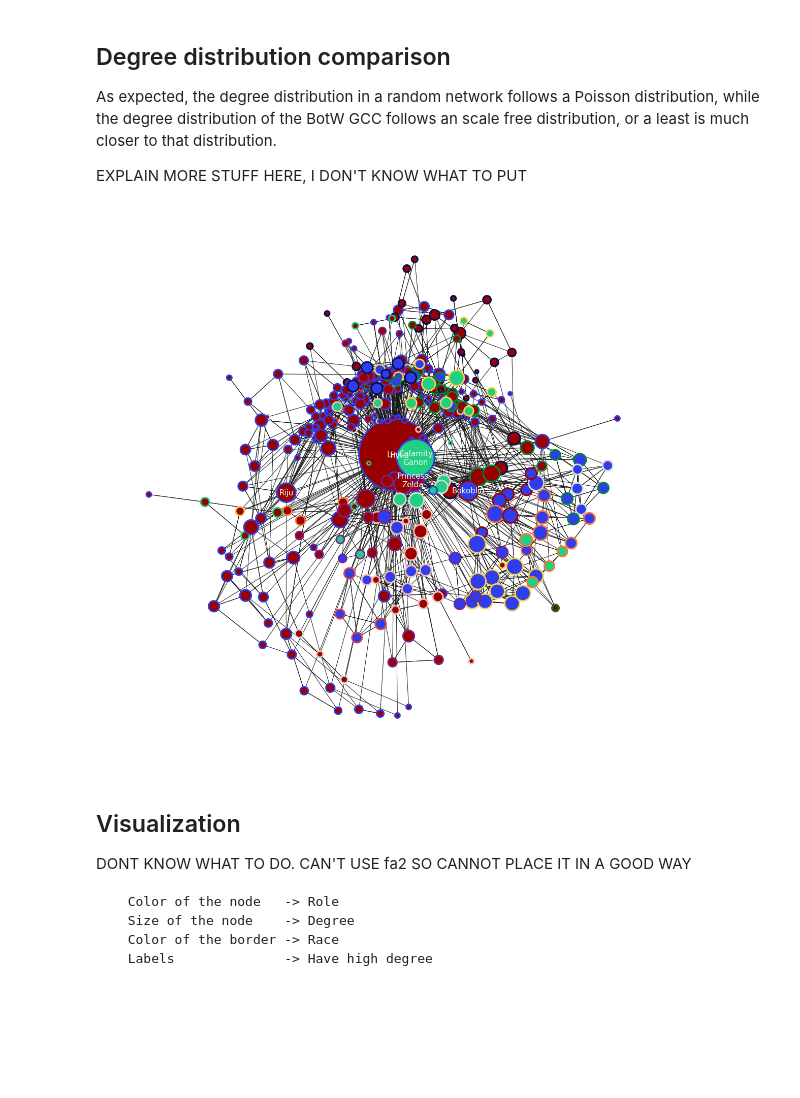
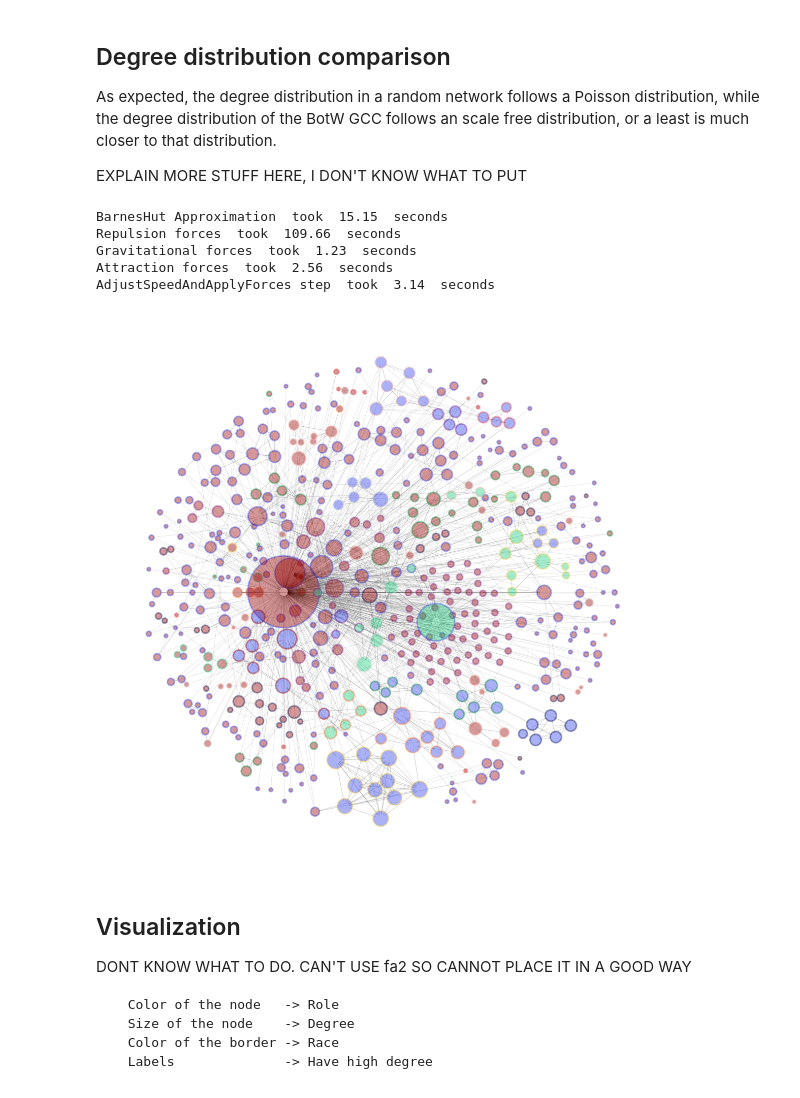
Before and after one commit to Moesen/socialgraphs2021, a Jupyter notebook: Assignment2/Assignment2Ale.ipynb, the cells around one changed output. Cells and saved outputs as stored; diff of their text form; code cells hidden in the pictures; blank space fills up the shorter version.

```diff
--- a/Assignment2/Assignment2Ale.ipynb
+++ b/Assignment2/Assignment2Ale.ipynb
@@ -252,6 +256,35 @@ As expected, the degree distribution in a random network follows a Poisson distr
 
 
 EXPLAIN MORE STUFF HERE, I DON'T KNOW WHAT TO PUT
+# %%
+forceatlas2 = ForceAtlas2(
+                        # Behavior alternatives
+                        outboundAttractionDistribution=True,  # Dissuade hubs
+                        linLogMode=False,  # NOT IMPLEMENTED
+                        adjustSizes=False,  # Prevent overlap (NOT IMPLEMENTED)
+                        edgeWeightInfluence=1.0,
+
+                        # Performance
+                        jitterTolerance=1.0,  # Tolerance
+                        barnesHutOptimize=True,
+                        barnesHutTheta=1.2,
+                        multiThreaded=False,  # NOT IMPLEMENTED
+
+                        # Tuning
+                        scalingRatio=4.0,
+                        strongGravityMode=True,
+                        gravity=0.1,
+
+                        # Log
+                        verbose=True)
+
+positions = forceatlas2.forceatlas2_networkx_layout(GCC, pos=None, iterations=2000)
+# %% [output]
+BarnesHut Approximation  took  15.15  seconds
+Repulsion forces  took  109.66  seconds
+Gravitational forces  took  1.23  seconds
+Attraction forces  took  2.56  seconds
+AdjustSpeedAndApplyForces step  took  3.14  seconds
 # %%
 plt.figure(**big_plot)
 plt.plot()
@@ -289,46 +322,50 @@ color_race = {
   "Octorok"        : DTU_COLORS_HEX["navyblue"],
   "Talus"          : DTU_COLORS_HEX["yellow"],
   "Hinox"          : DTU_COLORS_HEX["orange"],
   "Molduga"        : DTU_COLORS_HEX["pink"]
 }
 
 
 
 scale = 50
 
-min_size = 25
+min_size = 20
 
 node_info = list()
 labels = dict()
 
 for node, node_data in list(GCC.nodes(data=True)):
 
   color = color_role[node_data["role"]]
   size = GCC.degree(node)*scale
   border_color = color_race[node_data["race"]]
 
   labels[node] = ""
 
   if GCC.degree(node) > min_size:
     labels[node] = node.replace(" ", "\n")
 
   node_info.append((node, color, size, border_color))
 
-nx.draw_kamada_kawai(GCC,
-                     arrowstyle  = "-",
-                     edgecolors  = [x[3] for x in node_info],
-                     linewidths  = 3,
-                     node_color  = [x[1] for x in node_info],
-                     node_size   = [x[2] for x in node_info],
-                     labels      = labels,
-                     with_labels = True,
-                     font_size   = 15,
-                     font_color  = "whitesmoke"
-                    )
+nx.draw_networkx_nodes(GCC,
+                       positions,
+                       edgecolors  = [x[3] for x in node_info],
+                       linewidths  = 3,
+                       node_color  = [x[1] for x in node_info],
+                       node_size   = [x[2] for x in node_info]  ,
+                       alpha       = 0.4
+                      )
 
+nx.draw_networkx_edges(GCC,
+                       positions,
+                       edge_color  = "black",
+                       arrowstyle  = "-",
+                       alpha       = 0.1
+                      )
+plt.axis("off")
 plt.show()
 # %% [output]
-[figure, old version]
+[figure, new version]
 # %% [markdown]
 ## Visualization
 
```
Also changed, not shown: parts of 3 cells of this notebook, 6 other files.
